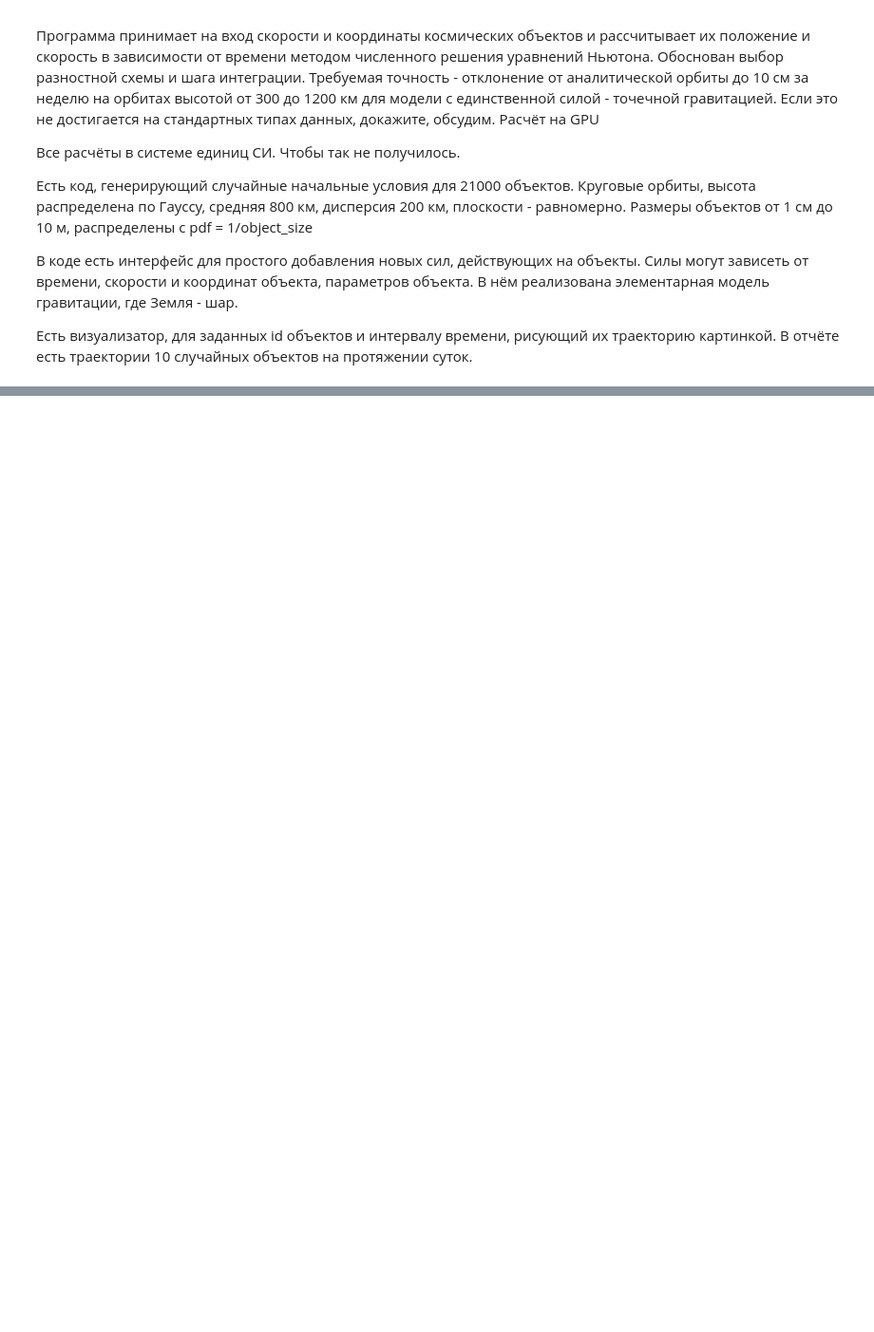
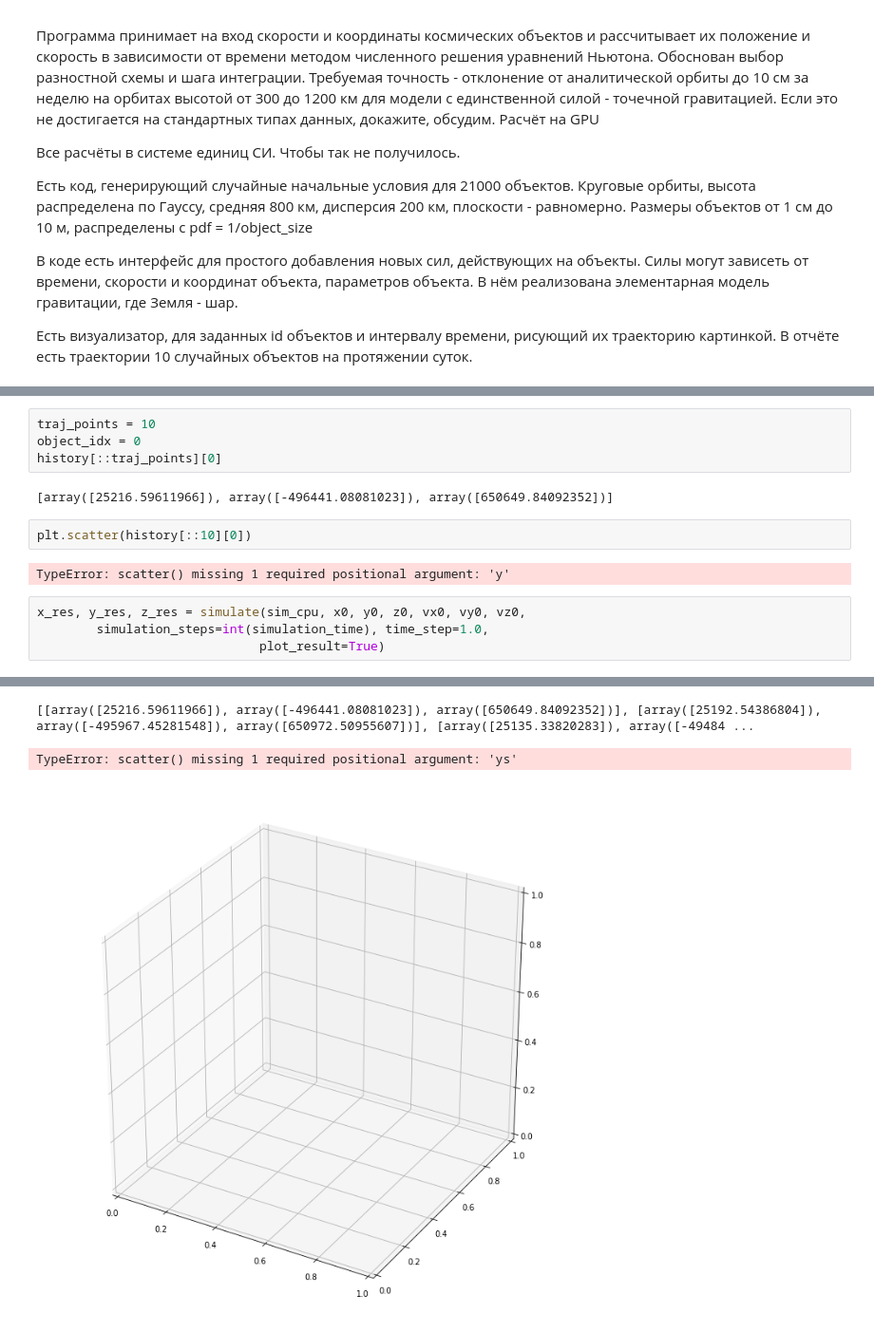
Before and after one commit to kharitonov-ivan/space_junk_simulator, a Jupyter notebook: notebooks/1_Stage_1_Trajectories_with_simple_gravity.ipynb, the cells around one changed output, grey strips where cells are left out. Shown: that part at 95% size. Saved outputs shown, nothing was run; the diff lists cells and outputs as text; blank space fills up the shorter version.

```diff
--- a/notebooks/1_Stage_1_Trajectories_with_simple_gravity.ipynb
+++ b/notebooks/1_Stage_1_Trajectories_with_simple_gravity.ipynb
@@ -12,0 +179,15 @@
+# %%
+traj_points = 10
+object_idx = 0
+history[::traj_points][0]
+# %% [output]
+[array([25216.59611966]), array([-496441.08081023]), array([650649.84092352])]
+# %%
+plt.scatter(history[::10][0])
+# %% [output]
+TypeError: scatter() missing 1 required positional argument: 'y'
+# %%
+x_res, y_res, z_res = simulate(sim_cpu, x0, y0, z0, vx0, vy0, vz0,
+        simulation_steps=int(simulation_time), time_step=1.0,
+                              plot_result=True)
+# %% [output]
@@ -12,0 +195,3 @@
+[[array([25216.59611966]), array([-496441.08081023]), array([650649.84092352])], [array([25192.54386804]), array([-495967.45281548]), array([650972.50955607])], [array([25135.33820283]), array([-49484 ...
+TypeError: scatter() missing 1 required positional argument: 'ys'
+[figure, added]
```
Also changed, not shown: parts of 27 cells of this notebook.
